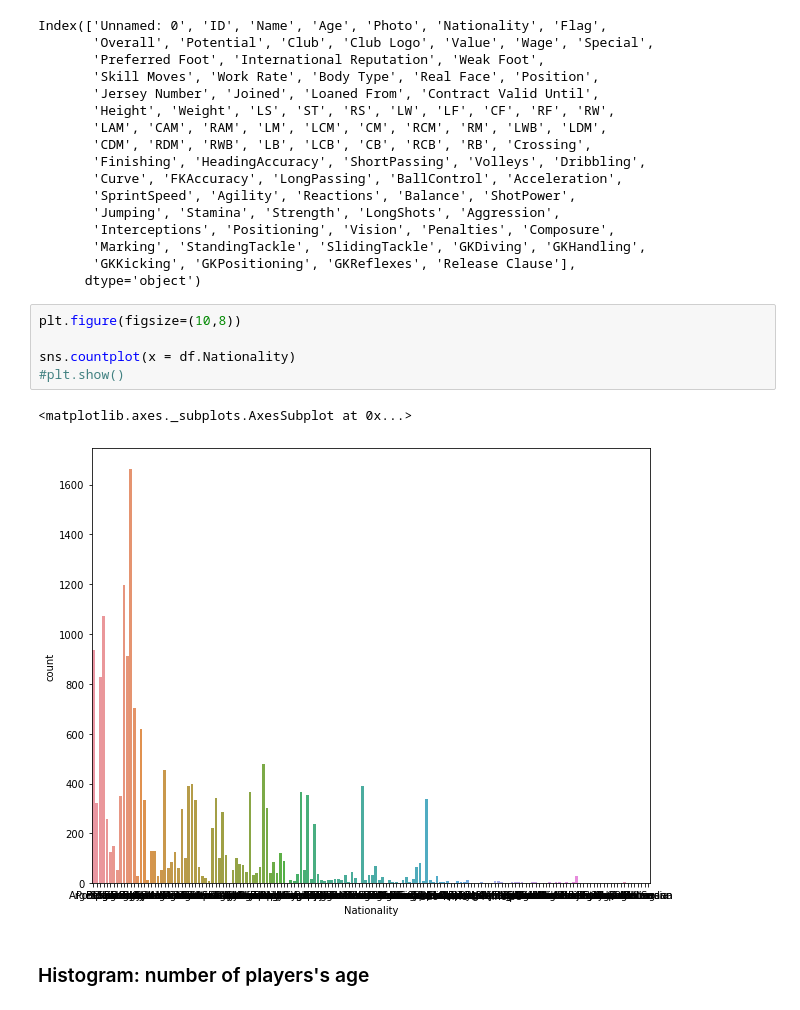
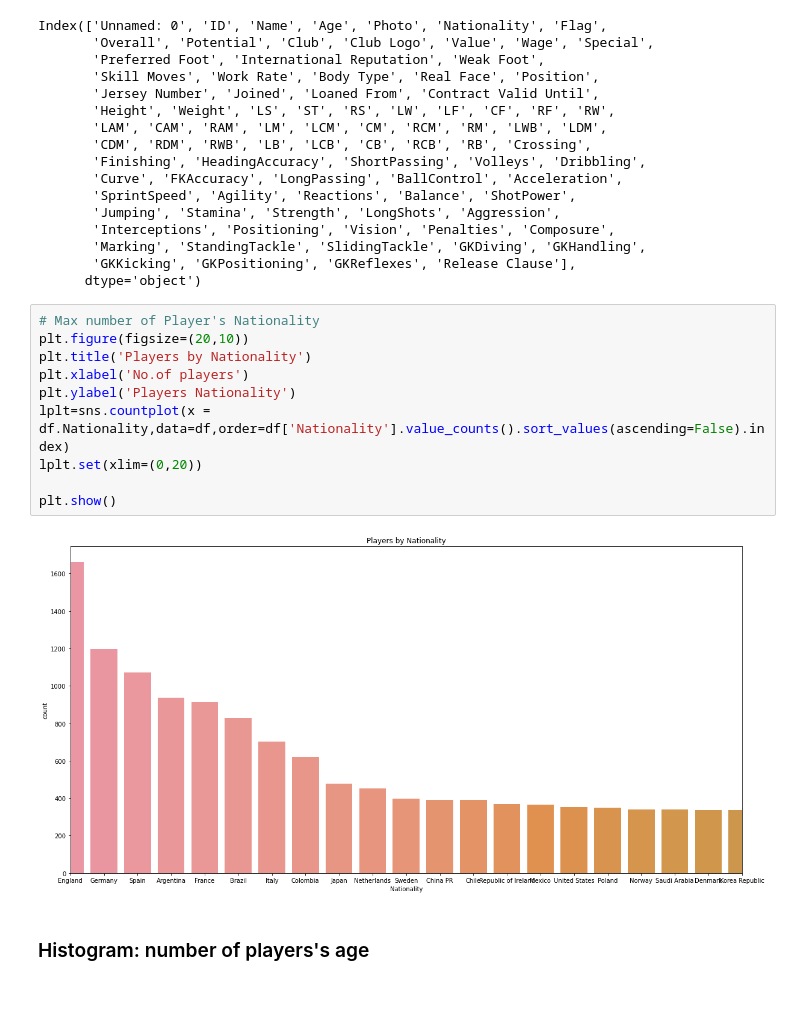
Before and after one commit to Komal-1234/fifa19_k, a Jupyter notebook: seaborn practice fifa.ipynb, the cells around one changed output. Cells and saved outputs as stored; diff of their text form.

```diff
--- a/seaborn practice fifa.ipynb
+++ b/seaborn practice fifa.ipynb
@@ -115,14 +119,18 @@ Index(['Unnamed: 0', 'ID', 'Name', 'Age', 'Photo', 'Nationality', 'Flag',
        'Marking', 'StandingTackle', 'SlidingTackle', 'GKDiving', 'GKHandling',
        'GKKicking', 'GKPositioning', 'GKReflexes', 'Release Clause'],
       dtype='object')
-# %%
-plt.figure(figsize=(10,8))
-
-sns.countplot(x = df.Nationality)
-#plt.show()
-# %% [output]
-<matplotlib.axes._subplots.AxesSubplot at 0x...>
-[figure, removed]
+# %%
+# Max number of Player's Nationality
+plt.figure(figsize=(20,10))
+plt.title('Players by Nationality')
+plt.xlabel('No.of players')
+plt.ylabel('Players Nationality')
+lplt=sns.countplot(x = df.Nationality,data=df,order=df['Nationality'].value_counts().sort_values(ascending=False).index)
+lplt.set(xlim=(0,20))
+
+plt.show()
+# %% [output]
+[figure, added]
 # %% [markdown]
 ### Histogram: number of players's age
 # %%
```
Also changed, not shown: parts of 18 cells of this notebook.
